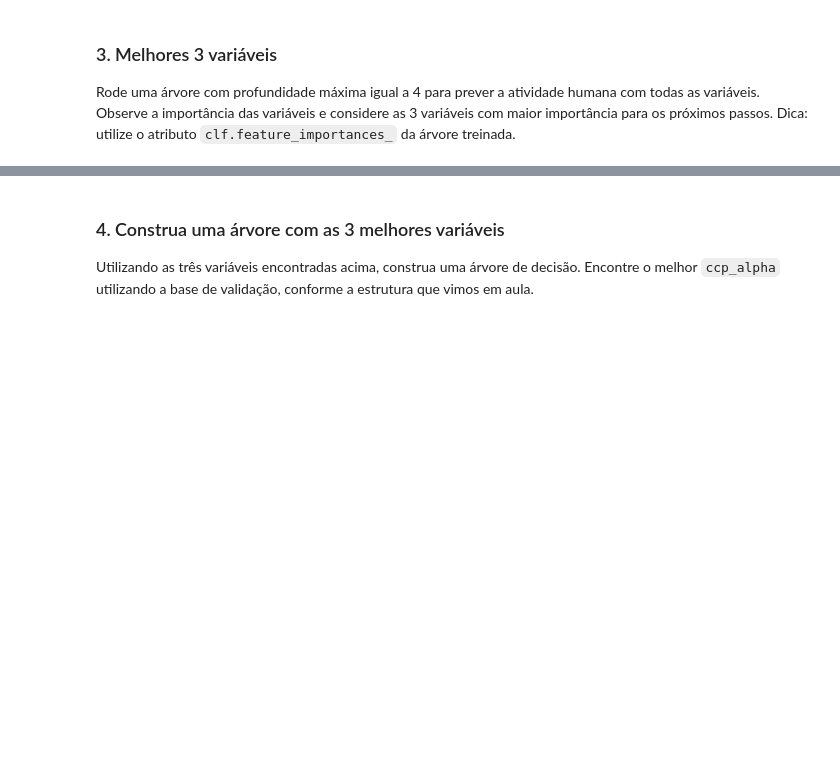
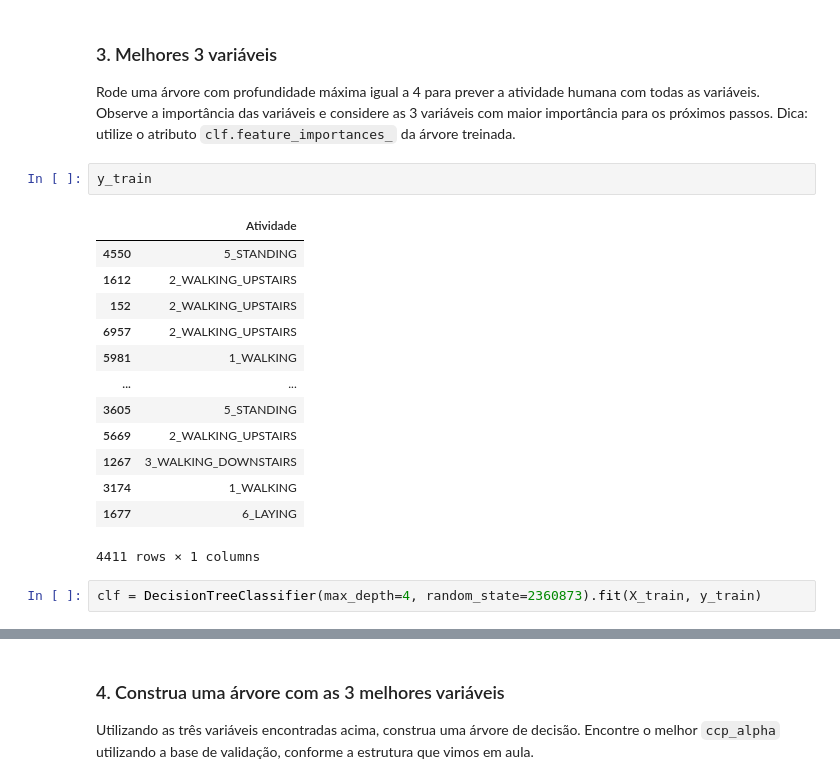
Before and after one commit to marceloaires7/EBAC-Aulas, a Jupyter notebook: Modulo17/Exercício_Cientista_de_dados_Módulo17/Exercício 2/Exercicio2.ipynb, the cells around one changed output, grey strips where cells are left out. Saved outputs shown, nothing was run; the diff lists cells and outputs as text; blank space fills up the shorter version.

````diff
--- a/Modulo17/Exercício_Cientista_de_dados_Módulo17/Exercício 2/Exercicio2.ipynb
+++ b/Modulo17/Exercício_Cientista_de_dados_Módulo17/Exercício 2/Exercicio2.ipynb
@@ -121,3 +129,21 @@ y_valid.to_csv("./output/y_valid.csv")
 Rode uma árvore com profundidade máxima igual a 4 para prever a atividade humana com todas as variáveis.
 Observe a importância das variáveis e considere as 3 variáveis com maior importância para os próximos passos.
 Dica: utilize o atributo ```clf.feature_importances_``` da árvore treinada.
+# %%
+y_train
+# %% [output]
+|  | Atividade |
+| 4550 | 5_STANDING |
+| 1612 | 2_WALKING_UPSTAIRS |
+| 152 | 2_WALKING_UPSTAIRS |
+| 6957 | 2_WALKING_UPSTAIRS |
+| 5981 | 1_WALKING |
+| ... | ... |
+| 3605 | 5_STANDING |
+| 5669 | 2_WALKING_UPSTAIRS |
+| 1267 | 3_WALKING_DOWNSTAIRS |
+| 3174 | 1_WALKING |
+| 1677 | 6_LAYING |
+4411 rows × 1 columns
+# %%
+clf = DecisionTreeClassifier(max_depth=4, random_state=2360873).fit(X_train, y_train)
````
Also changed, not shown: parts of 2 cells of this notebook.
